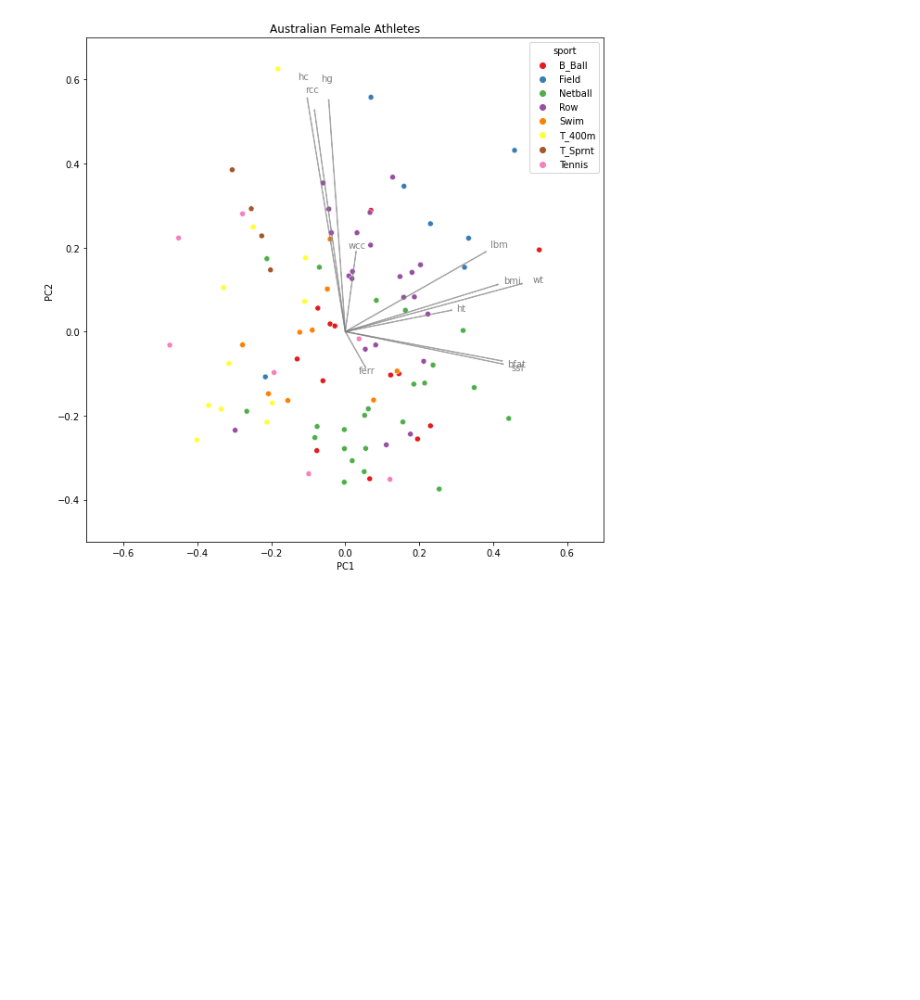
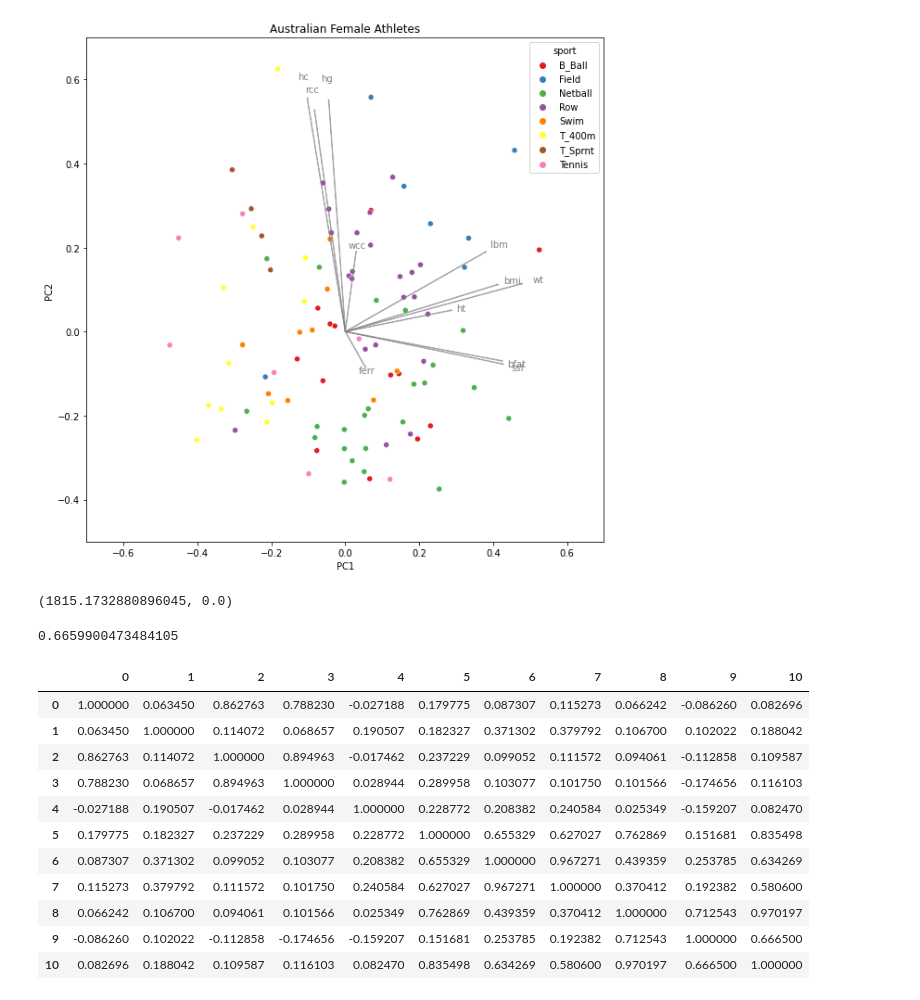
Before and after one commit to vinismachadoo/analise_de_cluster, a Jupyter notebook: analise_multivariada.ipynb, the cells around one changed output. Cells and saved outputs as stored; diff of their text form; code cells hidden in the pictures; blank space fills up the shorter version.

```diff
--- a/analise_multivariada.ipynb
+++ b/analise_multivariada.ipynb
@@ -180,0 +185,27 @@ plt.show()
+# %%
+chi_square_value_masc, p_value_masc = calculate_bartlett_sphericity(masc_data)
+chi_square_value_masc, p_value_masc
+# %% [output]
+(1815.1732880896045, 0.0)
+# %%
+_, kmo_model_masc = calculate_kmo(masc_data)
+kmo_model_masc
+# %% [output]
+0.6659900473484105
+# %%
+masc_data_scaled = StandardScaler().fit_transform(masc_data)
+cov_mat_masc = np.cov(masc_data_scaled.T, bias=True)
+pd.DataFrame(cov_mat_masc)
+# %% [output]
+|  | 0 | 1 | 2 | 3 | 4 | 5 | 6 | 7 | 8 | 9 | 10 |
+| 0 | 1.000000 | 0.063450 | 0.862763 | 0.788230 | -0.027188 | 0.179775 | 0.087307 | 0.115273 | 0.066242 | -0.086260 | 0.082696 |
+| 1 | 0.063450 | 1.000000 | 0.114072 | 0.068657 | 0.190507 | 0.182327 | 0.371302 | 0.379792 | 0.106700 | 0.102022 | 0.188042 |
+| 2 | 0.862763 | 0.114072 | 1.000000 | 0.894963 | -0.017462 | 0.237229 | 0.099052 | 0.111572 | 0.094061 | -0.112858 | 0.109587 |
+| 3 | 0.788230 | 0.068657 | 0.894963 | 1.000000 | 0.028944 | 0.289958 | 0.103077 | 0.101750 | 0.101566 | -0.174656 | 0.116103 |
+| 4 | -0.027188 | 0.190507 | -0.017462 | 0.028944 | 1.000000 | 0.228772 | 0.208382 | 0.240584 | 0.025349 | -0.159207 | 0.082470 |
+| 5 | 0.179775 | 0.182327 | 0.237229 | 0.289958 | 0.228772 | 1.000000 | 0.655329 | 0.627027 | 0.762869 | 0.151681 | 0.835498 |
+| 6 | 0.087307 | 0.371302 | 0.099052 | 0.103077 | 0.208382 | 0.655329 | 1.000000 | 0.967271 | 0.439359 | 0.253785 | 0.634269 |
+| 7 | 0.115273 | 0.379792 | 0.111572 | 0.101750 | 0.240584 | 0.627027 | 0.967271 | 1.000000 | 0.370412 | 0.192382 | 0.580600 |
+| 8 | 0.066242 | 0.106700 | 0.094061 | 0.101566 | 0.025349 | 0.762869 | 0.439359 | 0.370412 | 1.000000 | 0.712543 | 0.970197 |
+| 9 | -0.086260 | 0.102022 | -0.112858 | -0.174656 | -0.159207 | 0.151681 | 0.253785 | 0.192382 | 0.712543 | 1.000000 | 0.666500 |
+| 10 | 0.082696 | 0.188042 | 0.109587 | 0.116103 | 0.082470 | 0.835498 | 0.634269 | 0.580600 | 0.970197 | 0.666500 | 1.000000 |
```
Also changed, not shown: parts of 12 cells of this notebook.
